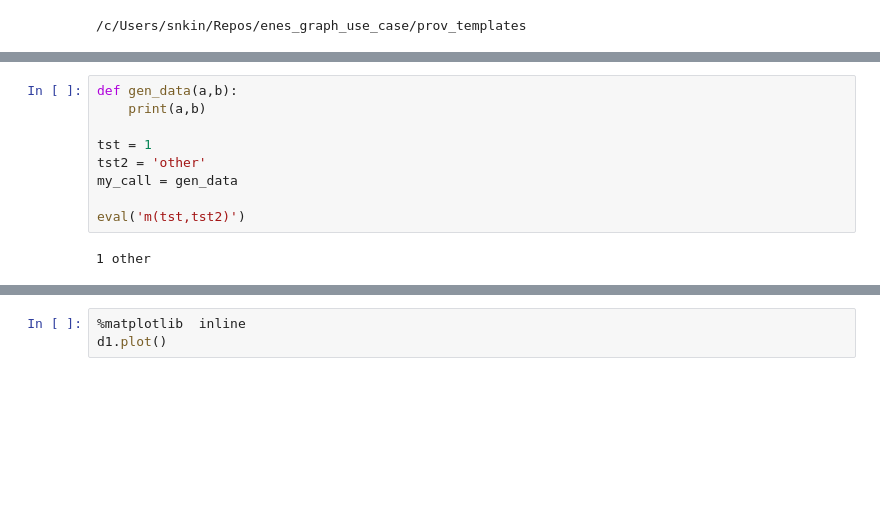
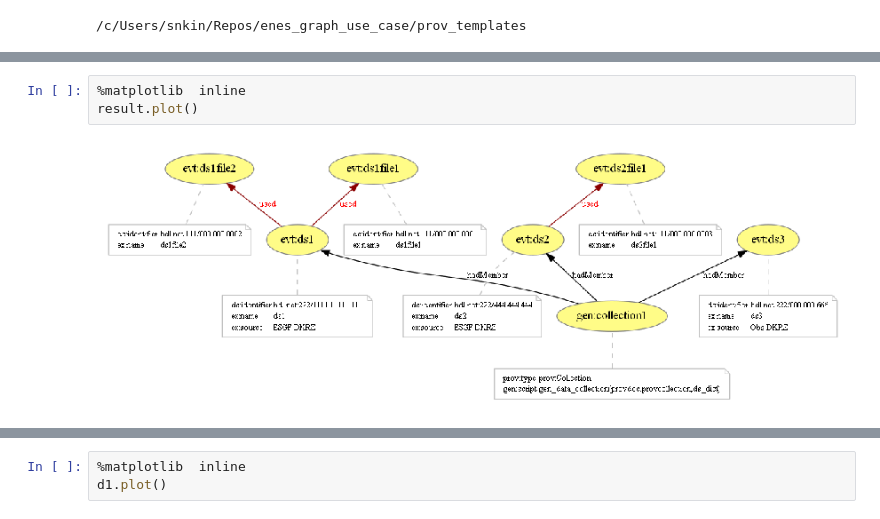
Before and after one commit to stephank16/enes_graph_use_case, a Jupyter notebook: prov_templates/esmval-prov.ipynb, the cells around one changed output, grey strips where cells are left out. Drawn from its saved outputs; the diff is of its cells as text; blank space fills up the shorter version.

```diff
--- a/prov_templates/esmval-prov.ipynb
+++ b/prov_templates/esmval-prov.ipynb
@@ -133,14 +172,8 @@ TypeError: gen_data_collection() takes 2 positional arguments but 3 were given
-# %%
-def gen_data(a,b):
-    print(a,b)
-
-tst = 1
-tst2 = 'other'
-my_call = gen_data
-
-eval('m(tst,tst2)')
-# %% [output]
-1 other
+# %%
+%matplotlib  inline
+result.plot()
+# %% [output]
+[figure, added]
 # %%
 ns = prov.identifier.Namespace('ll','http://test.dkrz.de/ll')
 newid = prov.identifier.QualifiedName(ns,'tst')
```
Also changed, not shown: parts of 8 cells of this notebook.
